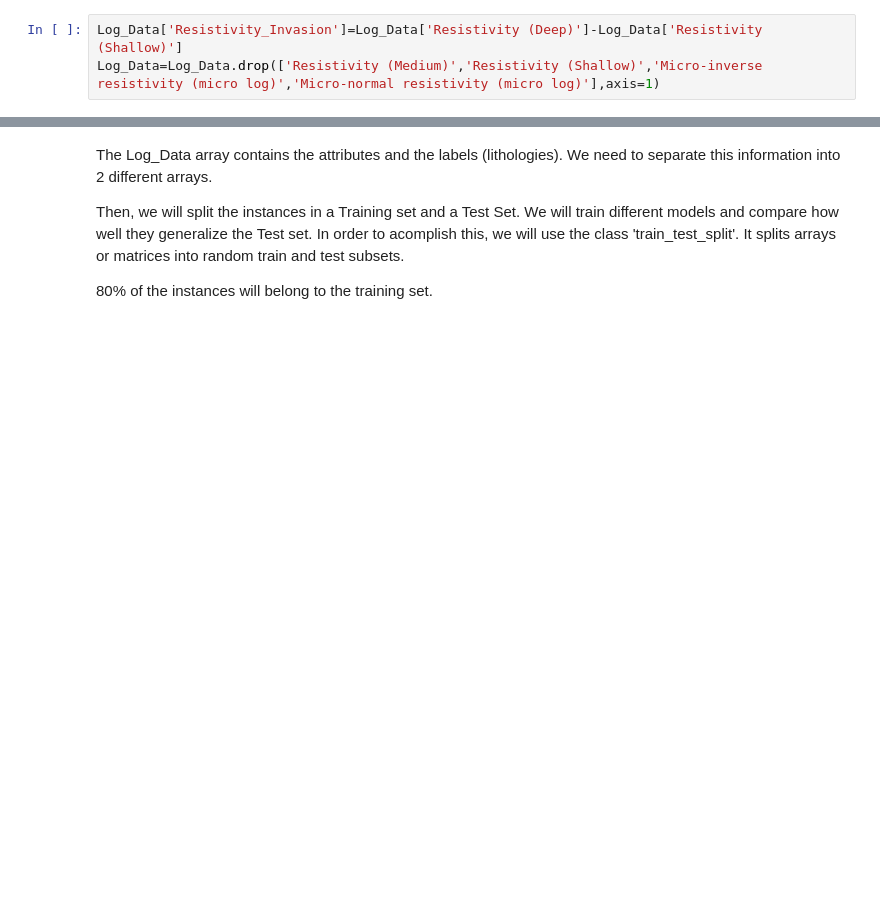
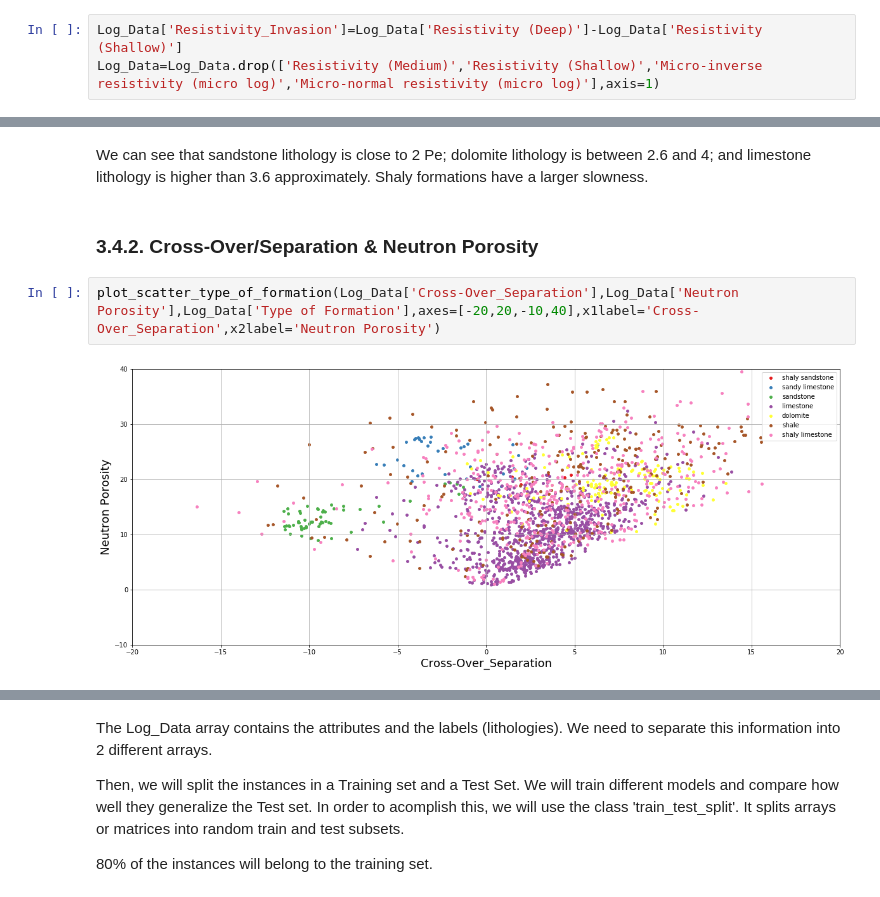
Before and after one commit to epmmko/Supervised_Machine_Learning_Project, a Jupyter notebook: Lithology Identification.ipynb, the cells around one changed output, grey strips where cells are left out. Saved outputs shown, nothing was run; the diff lists cells and outputs as text; blank space fills up the shorter version.

```diff
--- a/Lithology Identification.ipynb
+++ b/Lithology Identification.ipynb
@@ -151,0 +187,9 @@ Log_Data=Log_Data.drop(['Resistivity (Medium)','Resistivity (Shallow)','Micro-in
+# %% [markdown]
+We can see that sandstone lithology is close to 2 Pe; dolomite lithology is between 2.6 and 4; and limestone lithology is higher than 3.6 approximately.
+Shaly formations have a larger slowness.
+# %% [markdown]
+### 3.4.2. Cross-Over/Separation & Neutron Porosity
+# %%
+plot_scatter_type_of_formation(Log_Data['Cross-Over_Separation'],Log_Data['Neutron Porosity'],Log_Data['Type of Formation'],axes=[-20,20,-10,40],x1label='Cross-Over_Separation',x2label='Neutron Porosity')
+# %% [output]
+[figure, added]
```
Also changed, not shown: parts of 40 cells of this notebook.
